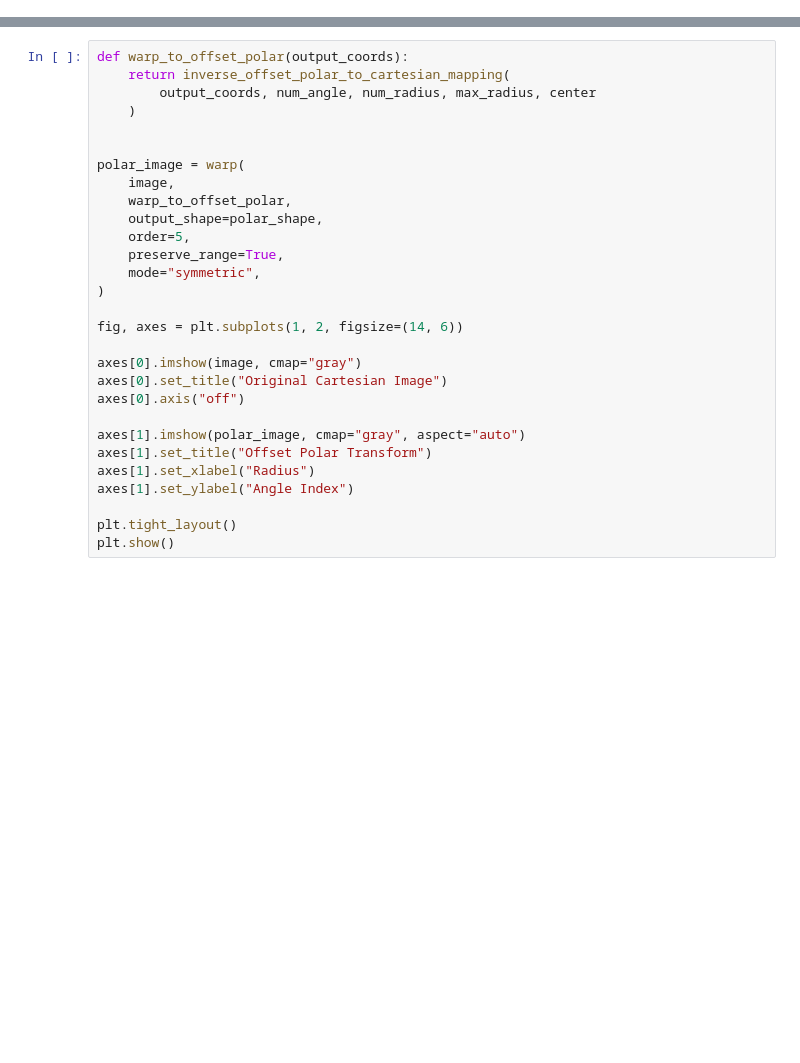
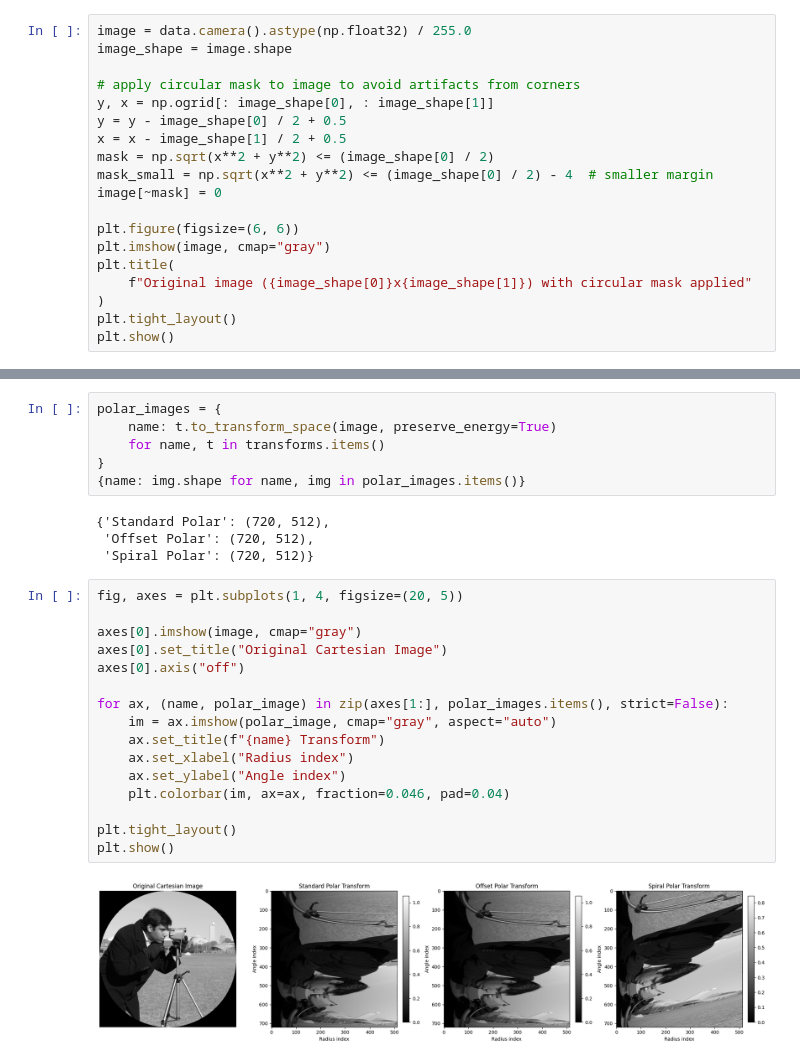
Before and after one commit to Lucaslab-Berkeley/Panther-EM, a Jupyter notebook: examples/coordinate_systems.ipynb, the cells around one changed output, grey strips where cells are left out. Saved outputs shown, nothing was run; the diff lists cells and outputs as text; blank space fills up the shorter version.

```diff
--- a/examples/coordinate_systems.ipynb
+++ b/examples/coordinate_systems.ipynb
@@ -81,0 +115,19 @@ Applications to real image
+# %%
+image = data.camera().astype(np.float32) / 255.0
+image_shape = image.shape
+
+# apply circular mask to image to avoid artifacts from corners
+y, x = np.ogrid[: image_shape[0], : image_shape[1]]
+y = y - image_shape[0] / 2 + 0.5
+x = x - image_shape[1] / 2 + 0.5
+mask = np.sqrt(x**2 + y**2) <= (image_shape[0] / 2)
+mask_small = np.sqrt(x**2 + y**2) <= (image_shape[0] / 2) - 4  # smaller margin
+image[~mask] = 0
+
+plt.figure(figsize=(6, 6))
+plt.imshow(image, cmap="gray")
+plt.title(
+    f"Original image ({image_shape[0]}x{image_shape[1]}) with circular mask applied"
+)
+plt.tight_layout()
+plt.show()
@@ -100,29 +166,28 @@ print(f"Polar image shape: {polar_shape}")
 # %%
-def warp_to_offset_polar(output_coords):
-    return inverse_offset_polar_to_cartesian_mapping(
-        output_coords, num_angle, num_radius, max_radius, center
-    )
-
-
-polar_image = warp(
-    image,
-    warp_to_offset_polar,
-    output_shape=polar_shape,
-    order=5,
-    preserve_range=True,
-    mode="symmetric",
-)
-
-fig, axes = plt.subplots(1, 2, figsize=(14, 6))
-
-axes[0].imshow(image, cmap="gray")
-axes[0].set_title("Original Cartesian Image")
-axes[0].axis("off")
-
-axes[1].imshow(polar_image, cmap="gray", aspect="auto")
-axes[1].set_title("Offset Polar Transform")
-axes[1].set_xlabel("Radius")
-axes[1].set_ylabel("Angle Index")
-
-plt.tight_layout()
-plt.show()
+polar_images = {
+    name: t.to_transform_space(image, preserve_energy=True)
+    for name, t in transforms.items()
+}
+{name: img.shape for name, img in polar_images.items()}
+# %% [output]
+{'Standard Polar': (720, 512),
+ 'Offset Polar': (720, 512),
+ 'Spiral Polar': (720, 512)}
+# %%
+fig, axes = plt.subplots(1, 4, figsize=(20, 5))
+
+axes[0].imshow(image, cmap="gray")
+axes[0].set_title("Original Cartesian Image")
+axes[0].axis("off")
+
+for ax, (name, polar_image) in zip(axes[1:], polar_images.items(), strict=False):
+    im = ax.imshow(polar_image, cmap="gray", aspect="auto")
+    ax.set_title(f"{name} Transform")
+    ax.set_xlabel("Radius index")
+    ax.set_ylabel("Angle index")
+    plt.colorbar(im, ax=ax, fraction=0.046, pad=0.04)
+
+plt.tight_layout()
+plt.show()
+# %% [output]
+[figure, added]
```
Also changed, not shown: parts of 18 cells of this notebook, 2 other files.
